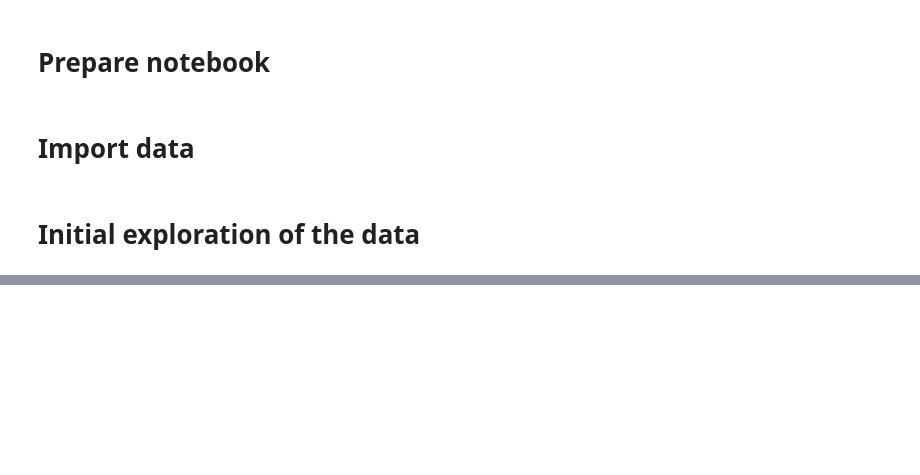
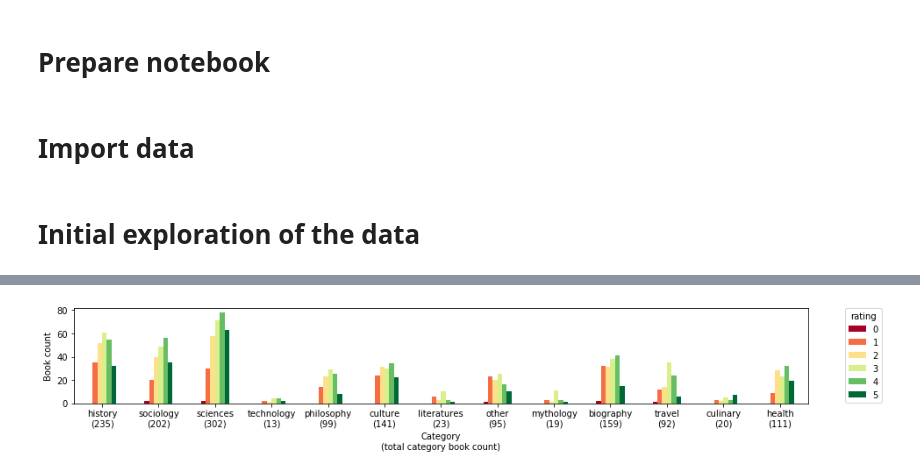
Before and after one commit to craig0a/reading_history_analysis, a Jupyter notebook: 1a - initial_exploration.ipynb, the cells around one changed output, grey strips where cells are left out. Drawn from its saved outputs; the diff is of its cells as text; code cells hidden in the pictures; blank space fills up the shorter version.

```diff
--- a/1a - initial_exploration.ipynb
+++ b/1a - initial_exploration.ipynb
@@ -35,20 +35,0 @@ books = books.join(genres)
-# %%
-genre_stats = {}
-for c in genres.columns:
-    gb = books.loc[books[c] == 1, 'My Rating']
-    genre_stats[c] ={'count':len(gb),
-                     'mean': gb.mean(),
-                     'median': gb.median(),
-                     'std':gb.std(),
-                     'q1':gb.quantile(0.25),
-                     'q3':gb.quantile(0.25),
-                      5: sum(gb == 5),
-                      4: sum(gb == 4),
-                      3: sum(gb == 3),
-                      2: sum(gb == 2),
-                      1: sum(gb == 1),
-                      0: sum(gb == 0),
-                    }
-
-genre_stats = pd.DataFrame(genre_stats).T
-genre_stats.index.name = 'genre'
@@ -89,0 +82,18 @@ books.columns
+# %%
+counts = {}
+normalized_counts = {}
+for c in categories.columns:
+    ratings = books.loc[categories[c], 'My Rating']
+    counts[c] = ratings.value_counts().to_dict()
+    normalized_counts[c] = ratings.value_counts(normalize=True).to_dict()
+# %%
+totals = (pd.DataFrame(counts).T).sum(axis = 1)
+# %%
+fig, ax = plt.subplots(1,1, figsize = (15,2))
+(pd.DataFrame(counts).T).sort_index(axis =1).plot.bar(cmap = 'RdYlGn',ax =ax)
+plt.legend(title = 'rating', bbox_to_anchor=(1.05, 1), loc=2, borderaxespad=0.)
+ax.set_xticklabels(['%s\n(%d)'%(i,c) for i,c in totals.iteritems()], rotation = 0);
+ax.set_xlabel('Category\n(total category book count)');
+ax.set_ylabel('Book count');
+# %% [output]
+[figure, added]
```
Also changed, not shown: parts of 17 cells of this notebook, 6 other files.
